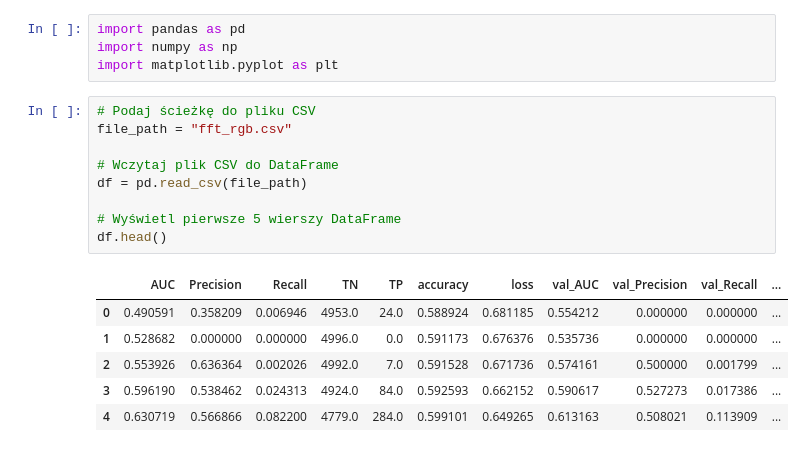
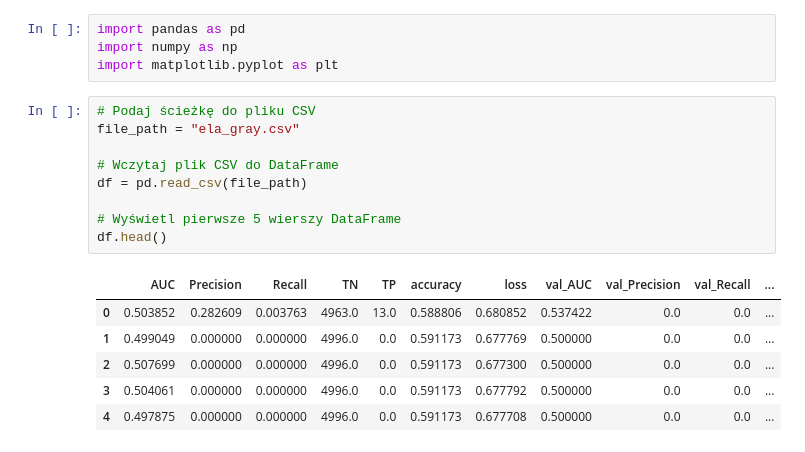
Before and after one commit to fmargul/multimedia, a Jupyter notebook: training_plot.ipynb, the cells around one changed output. Drawn from its saved outputs; the diff is of its cells as text.

```diff
--- a/training_plot.ipynb
+++ b/training_plot.ipynb
@@ -4,20 +4,20 @@ import numpy as np
 import matplotlib.pyplot as plt
 # %%
 # Podaj ścieżkę do pliku CSV
-file_path = "fft_rgb.csv"
+file_path = "ela_gray.csv"
 
 # Wczytaj plik CSV do DataFrame
 df = pd.read_csv(file_path)
 
 # Wyświetl pierwsze 5 wierszy DataFrame
 df.head()
 # %% [output]
 |  | AUC | Precision | Recall | TN | TP | accuracy | loss | val_AUC | val_Precision | val_Recall | ... |
-| 0 | 0.490591 | 0.358209 | 0.006946 | 4953.0 | 24.0 | 0.588924 | 0.681185 | 0.554212 | 0.000000 | 0.000000 | ... |
-| 1 | 0.528682 | 0.000000 | 0.000000 | 4996.0 | 0.0 | 0.591173 | 0.676376 | 0.535736 | 0.000000 | 0.000000 | ... |
-| 2 | 0.553926 | 0.636364 | 0.002026 | 4992.0 | 7.0 | 0.591528 | 0.671736 | 0.574161 | 0.500000 | 0.001799 | ... |
-| 3 | 0.596190 | 0.538462 | 0.024313 | 4924.0 | 84.0 | 0.592593 | 0.662152 | 0.590617 | 0.527273 | 0.017386 | ... |
-| 4 | 0.630719 | 0.566866 | 0.082200 | 4779.0 | 284.0 | 0.599101 | 0.649265 | 0.613163 | 0.508021 | 0.113909 | ... |
+| 0 | 0.503852 | 0.282609 | 0.003763 | 4963.0 | 13.0 | 0.588806 | 0.680852 | 0.537422 | 0.0 | 0.0 | ... |
+| 1 | 0.499049 | 0.000000 | 0.000000 | 4996.0 | 0.0 | 0.591173 | 0.677769 | 0.500000 | 0.0 | 0.0 | ... |
+| 2 | 0.507699 | 0.000000 | 0.000000 | 4996.0 | 0.0 | 0.591173 | 0.677300 | 0.500000 | 0.0 | 0.0 | ... |
+| 3 | 0.504061 | 0.000000 | 0.000000 | 4996.0 | 0.0 | 0.591173 | 0.677792 | 0.500000 | 0.0 | 0.0 | ... |
+| 4 | 0.497875 | 0.000000 | 0.000000 | 4996.0 | 0.0 | 0.591173 | 0.677708 | 0.500000 | 0.0 | 0.0 | ... |
 # %%
 max_values = df.max()
 max_values
```
Also changed, not shown: parts of 4 cells of this notebook, 8 other files.
